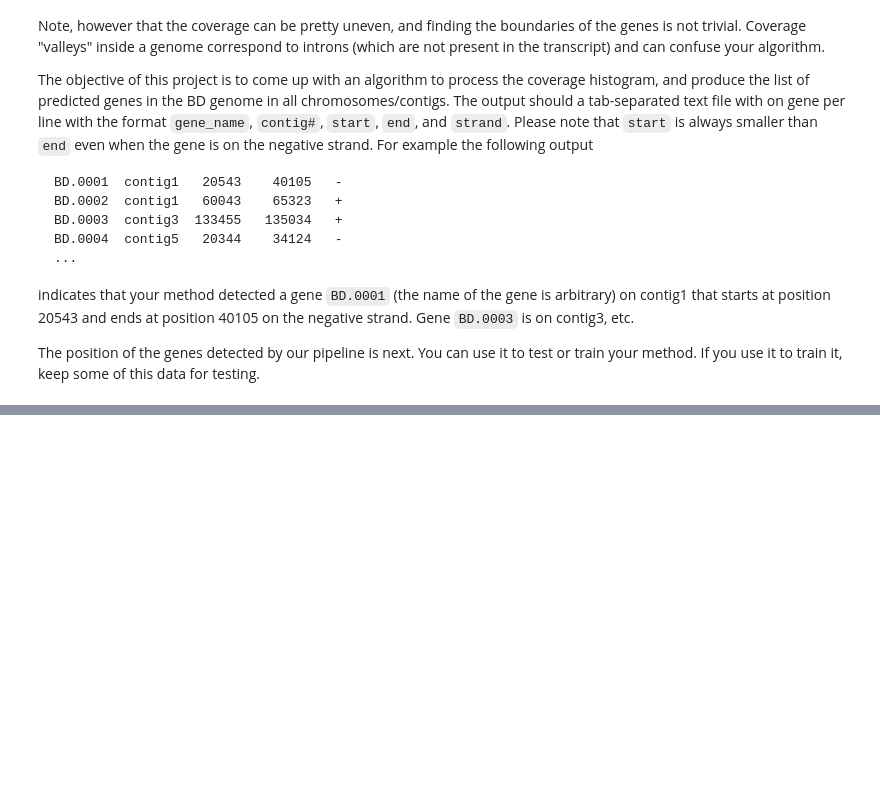
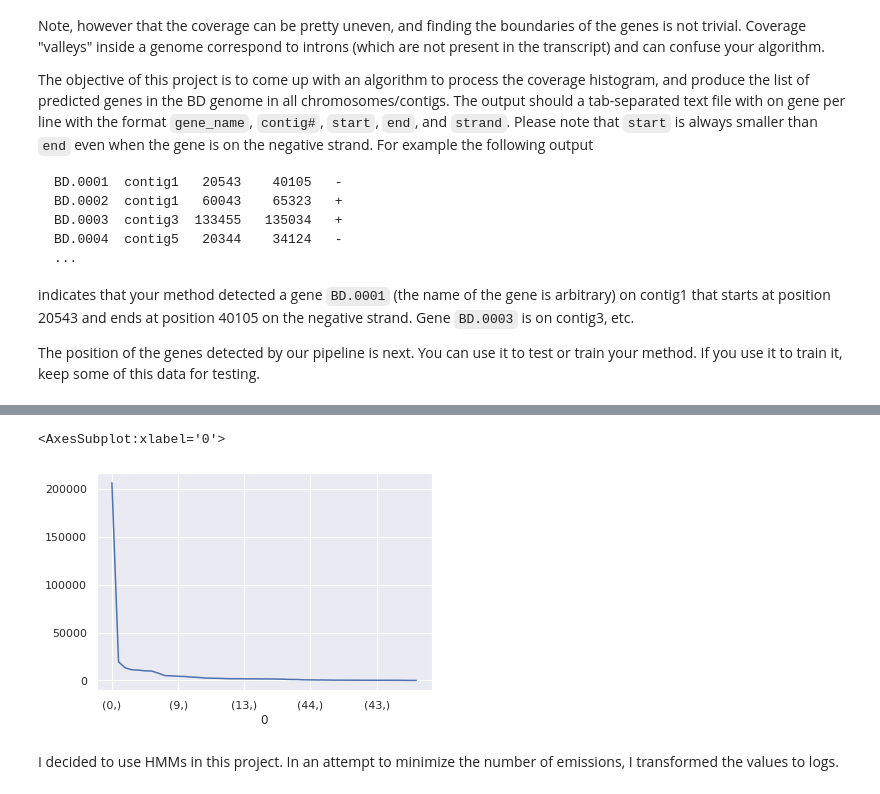
Before and after one commit to charzho/gene_finding, a Jupyter notebook: 6.genes.ipynb, the cells around one changed output, grey strips where cells are left out. Saved outputs shown, nothing was run; the diff lists cells and outputs as text; code cells hidden in the pictures; blank space fills up the shorter version.

```diff
--- a/6.genes.ipynb
+++ b/6.genes.ipynb
@@ -155,0 +260,7 @@ The position of the genes detected by our pipeline is next. You can use it to te
+# %%
+(dfn.value_counts()).plot()
+# %% [output]
+<AxesSubplot:xlabel='0'>
+[figure, added]
+# %% [markdown]
+I decided to use HMMs in this project. In an attempt to minimize the number of emissions, I transformed the values to logs.
```
Also changed, not shown: parts of 29 cells of this notebook.
